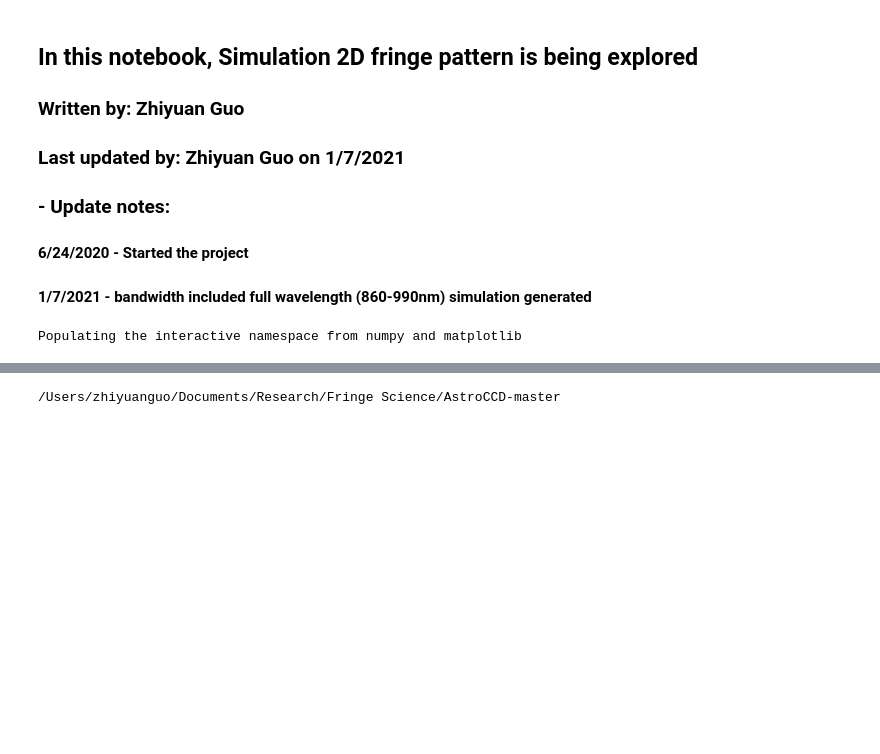
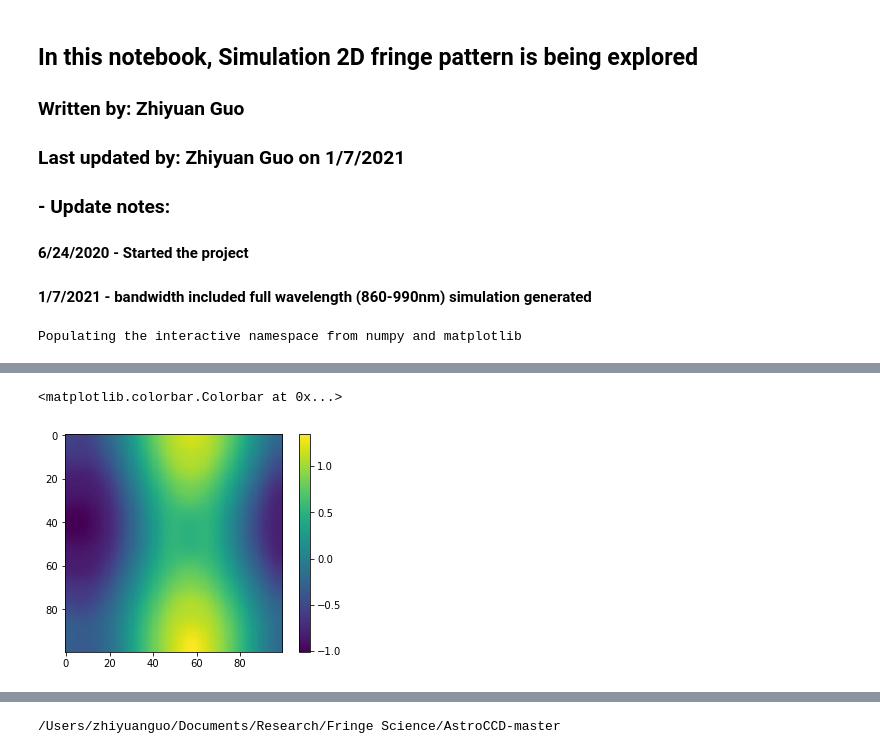
Before and after one commit to Zhiyuan-G/CCD_Fringe, a Jupyter notebook: 2D_Fringe_simulation-E2V.ipynb, the cells around one changed output, grey strips where cells are left out. Saved outputs shown, nothing was run; the diff lists cells and outputs as text; code cells hidden in the pictures; blank space fills up the shorter version.

```diff
--- a/2D_Fringe_simulation-E2V.ipynb
+++ b/2D_Fringe_simulation-E2V.ipynb
@@ -110,2 +143,11 @@ from tqdm import tqdm
+# %%
+hdu = fits.open('ML/Predict_data.fits')
+predict = hdu[1].data['Prediction']
+predict = predict.reshape(100,100)
+plt.imshow(14.8-predict)
+plt.colorbar()
+# %% [output]
+<matplotlib.colorbar.Colorbar at 0x...>
+[figure, added]
 # %%
 Fringe_map = np.zeros_like(height_f2)
```
Also changed, not shown: parts of 37 cells of this notebook.
